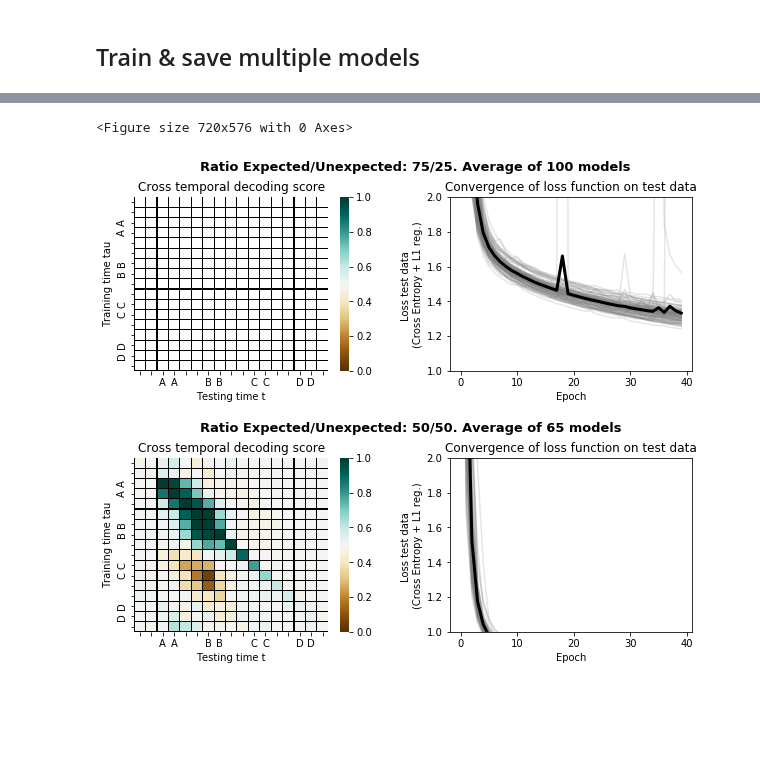
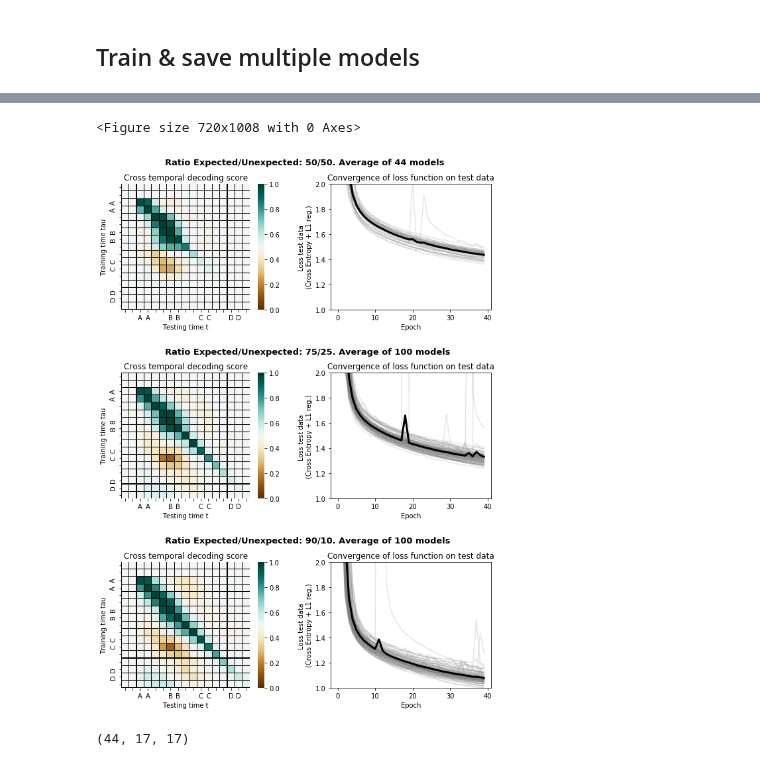
Before and after one commit to vdplasthijs/eavesdropping, a Jupyter notebook: bptt_sequence_coding.ipynb, the cells around one changed output, grey strips where cells are left out. Saved outputs shown, nothing was run; the diff lists cells and outputs as text; code cells hidden in the pictures; blank space fills up the shorter version.

```diff
--- a/bptt_sequence_coding.ipynb
+++ b/bptt_sequence_coding.ipynb
@@ -60,7 +60,7 @@ d_dict = {  # data parameters dictionary
         'n_times': 9,
         'doublesse': True,
         'ratio_train': 0.8,
-        'ratio_exp': 0.5,  # probabilities of switching between alpha nd beta
+        'ratio_exp': 0.6,  # probabilities of switching between alpha nd beta
         'noise_scale': 0.15
         }
 if d_dict['doublesse']:
@@ -373,24 +309,37 @@ agg_score[50] = bp.aggregate_score_mats(model_folder='models/5050_66models/')
+# %%
+agg_conv, agg_score, agg_decoder_mat, agg_weights = {}, {}, {}, {}
+folder_dict = {50: 'models/5050_44models/', 75: 'models/7525_100models/',
+               90: 'models/9010_100models/'}
+for kk, vv in folder_dict.items():
+    agg_conv[kk] = bp.aggregate_convergence(model_folder=vv)
+    agg_score[kk] = bp.aggregate_score_mats(model_folder=vv)
+    agg_decoder_mat[kk] = bp.aggregate_decoders(model_folder=vv)
+    agg_weights[kk] = bp.aggregate_weights(model_folder=vv, weight='U')
 # %%
-plt.rcParams['figure.figsize'] = (10, 8)
+plt.rcParams['figure.figsize'] = (10, 14)
 plt.subplots_adjust(hspace=0.6)
-fig, ax_agg = plt.subplots(2, 2)
+fig, ax_agg = plt.subplots(3, 2)
 for i_ax, kk in enumerate(list(agg_conv.keys())):
     model_selection = np.arange(agg_score[kk].shape[0])
     model_selection = agg_score[kk][:, 11, 6] < 0.4
 #     plot_mat = np.mean(np.abs(agg_score[kk][model_selection, :, :] - 0.5) + 0.5, 0)
     plot_mat = np.mean(agg_score[kk][model_selection, :, :], 0)
     pr.plot_decoder_crosstemp_perf(score_matrix=plot_mat,
                                    ax=ax_agg[i_ax][0], ticklabels=double_time_labels_blank[:-1])
 
     ax_agg[i_ax][1].plot(agg_conv[kk]['test'][:100, :].T, alpha=0.2, c='grey')
     ax_agg[i_ax][1].plot(np.mean(agg_conv[kk]['test'], 0), linewidth=3, c='k')
     ax_agg[i_ax][1].set_ylim([1, 2]);
     ax_agg[i_ax][1].set_ylabel('Loss test data \n(Cross Entropy + L1 reg.)')
     ax_agg[i_ax][1].set_xlabel('Epoch'); ax_agg[i_ax][1].set_title('Convergence of loss function on test data');
     ax_agg[i_ax][1].text(s=f'Ratio Expected/Unexpected: {kk}/{100 - kk}. Average of {agg_score[kk].shape[0]} models',
                          x=-46, y=2.15, fontdict={'weight': 'bold', 'fontsize': 13})
 fig.subplots_adjust(hspace=0.5, wspace=0.3)
 plt.savefig('results/average_results_new.pdf', bbox_inches='tight')
 # %% [output]
-<Figure size 720x576 with 0 Axes>
+<Figure size 720x1008 with 0 Axes>
-[figure, old version]
+[figure, new version]
+# %%
+agg_score[50].shape
+# %% [output]
+(44, 17, 17)
```
Also changed, not shown: parts of 12 cells of this notebook, 2 other files.
